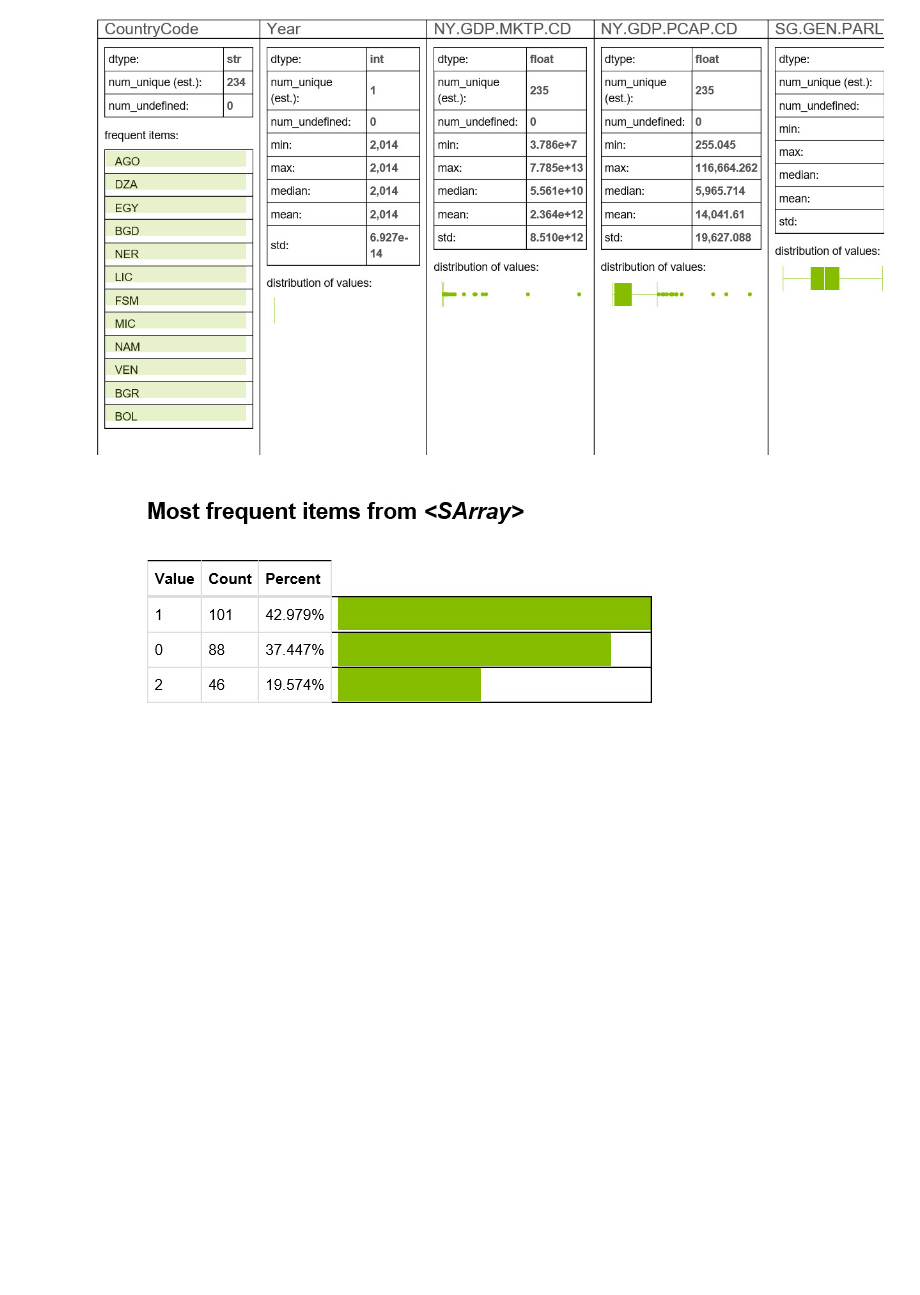
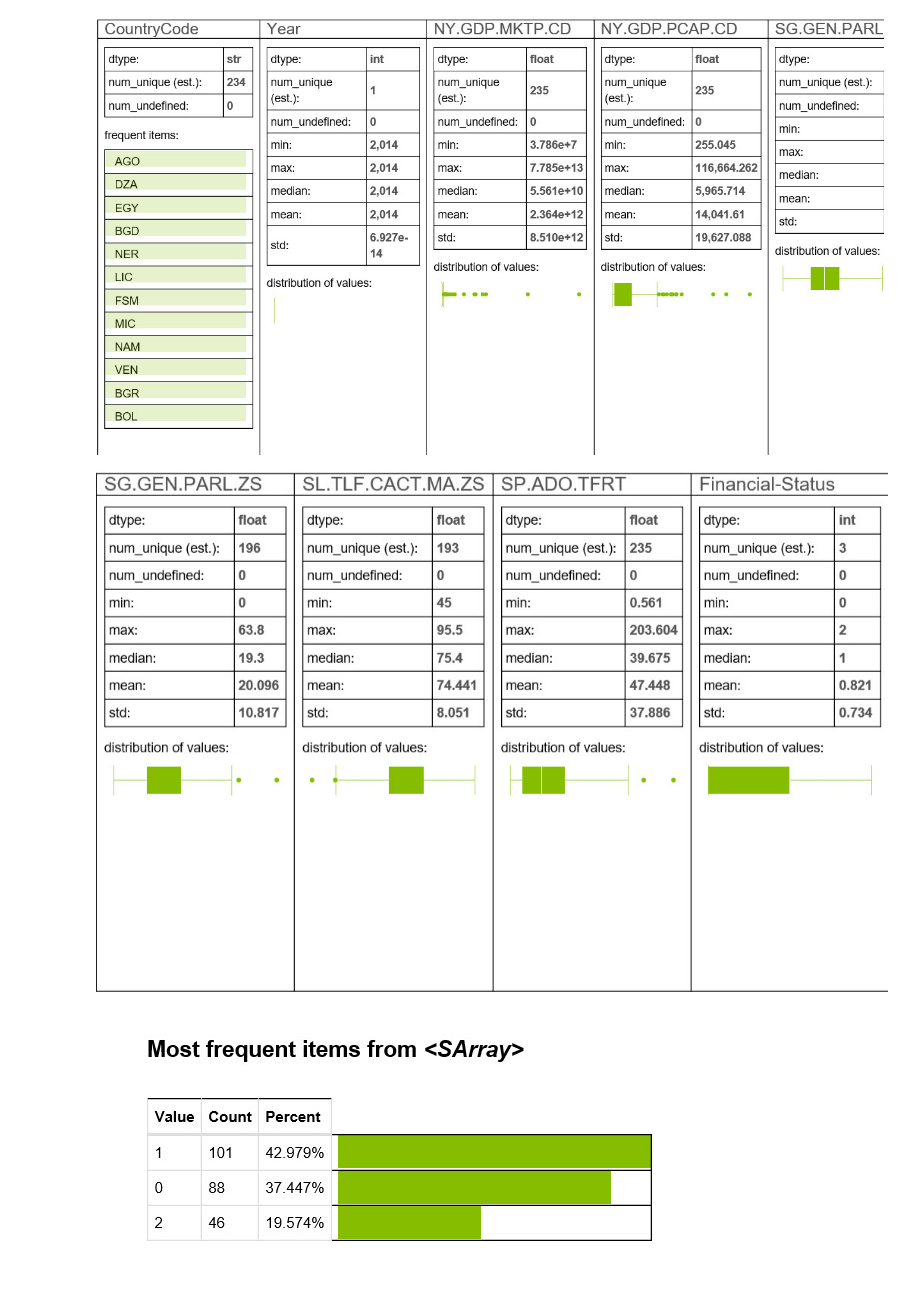
Before and after one commit to sanjayj/SMUMSDS2016, a Jupyter notebook: MinilabRev4-LogisticRegression.ipynb, the cells around one changed output. Drawn from its saved outputs; the diff is of its cells as text; code cells hidden in the pictures; blank space fills up the shorter version.

Commit message:
Updated Logistic Regression Support for Mini-Lab to display the entire sf_all_2014.show() image output

```diff
--- a/MinilabRev4-LogisticRegression.ipynb
+++ b/MinilabRev4-LogisticRegression.ipynb
@@ -627,6 +627,11 @@ from IPython.display import Image
 Image(filename="images/sf_all_2014_show_method.jpg")
 # %% [output]
 [figure]
+# %%
+from IPython.display import Image
+Image(filename="images/sf_all_2014_show_method-next.jpg")
+# %% [output]
+[figure, added]
 # %%
 # Show the histogram of the sf_all_2014['Financial-Status'] categorical variable breakdown
 sf_all_2014['Financial-Status'].show(view='Categorical')
```
